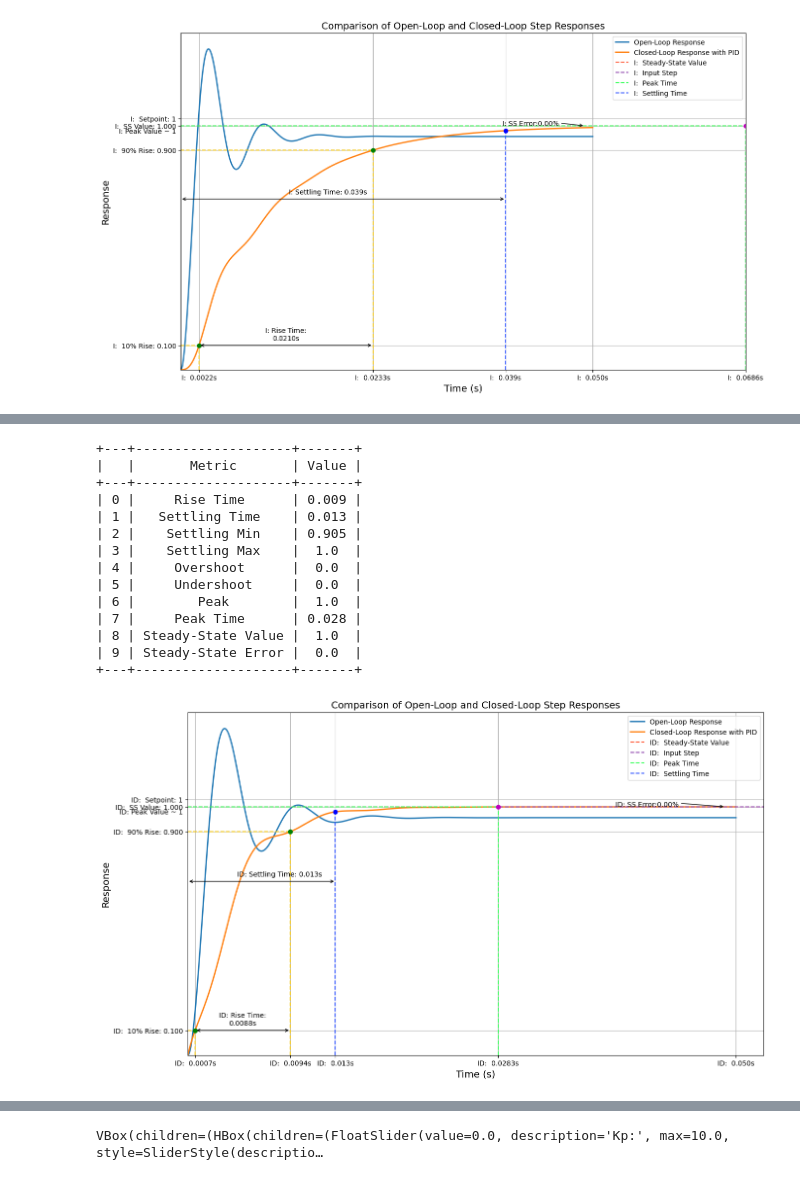
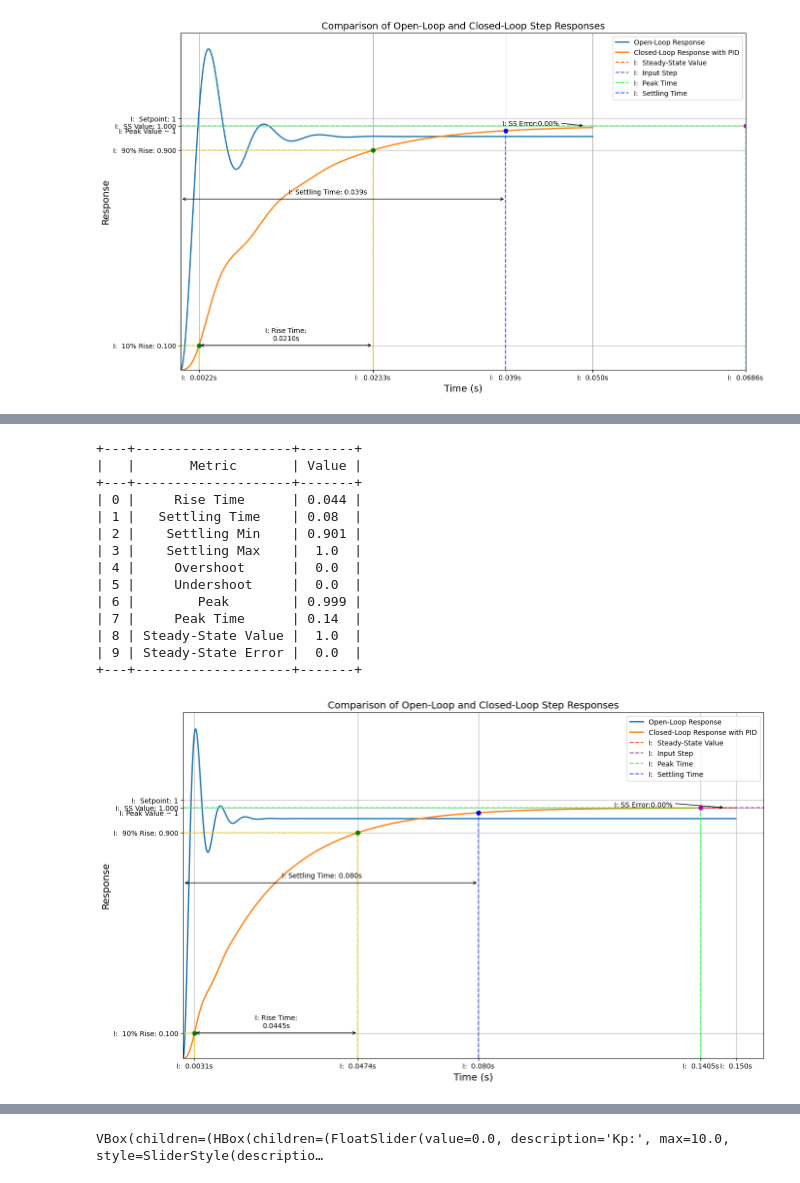
Before and after one commit to ViaAnthroposBenevolentia/ACW, a Jupyter notebook: SIS4/ACW_SIS4.ipynb, the cells around one changed output, grey strips where cells are left out. Cells and saved outputs as stored; diff of their text form; code cells hidden in the pictures.

```diff
--- a/SIS4/ACW_SIS4.ipynb
+++ b/SIS4/ACW_SIS4.ipynb
@@ -419,22 +433,22 @@ compare_open_with_PID(G_k, generate_time_vector(end=0.05), Kp=Kp, Ki=Ki, Kd=Kd,
 # %%
-# @title #Try 3: ID controller
+# @title #Try 3: I controller
 Kp = 0
-Ki = 250
-Kd = 0.0002
-compare_open_with_PID(G_k, generate_time_vector(end=0.05), Kp=Kp, Ki=Ki, Kd=Kd, annotate_closed=True, annotate_open=False, show_closed_metrics=True, prefix='ID: ')
+Ki = 50
+Kd = 0
+compare_open_with_PID(G_k, generate_time_vector(end=0.15), Kp=Kp, Ki=Ki, Kd=Kd, annotate_closed=True, annotate_open=False, show_closed_metrics=True, prefix='I: ')
 # %% [output]
 +---+--------------------+-------+
 |   |       Metric       | Value |
 +---+--------------------+-------+
-| 0 |     Rise Time      | 0.009 |
-| 1 |   Settling Time    | 0.013 |
-| 2 |    Settling Min    | 0.905 |
+| 0 |     Rise Time      | 0.044 |
+| 1 |   Settling Time    | 0.08  |
+| 2 |    Settling Min    | 0.901 |
 | 3 |    Settling Max    |  1.0  |
 | 4 |     Overshoot      |  0.0  |
 | 5 |     Undershoot     |  0.0  |
-| 6 |        Peak        |  1.0  |
-| 7 |     Peak Time      | 0.028 |
+| 6 |        Peak        | 0.999 |
+| 7 |     Peak Time      | 0.14  |
 | 8 | Steady-State Value |  1.0  |
 | 9 | Steady-State Error |  0.0  |
 +---+--------------------+-------+
-[figure, old version]
+[figure, new version]
```
Also changed, not shown: parts of 6 cells of this notebook.
